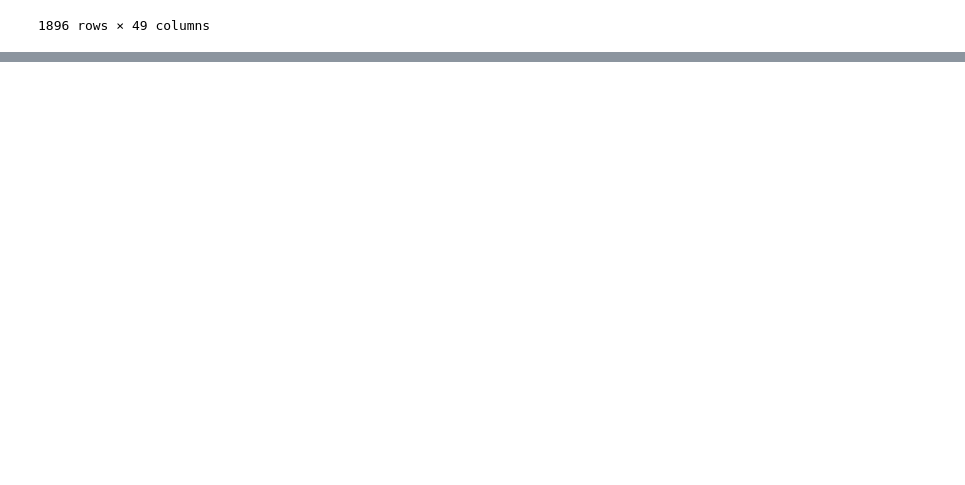
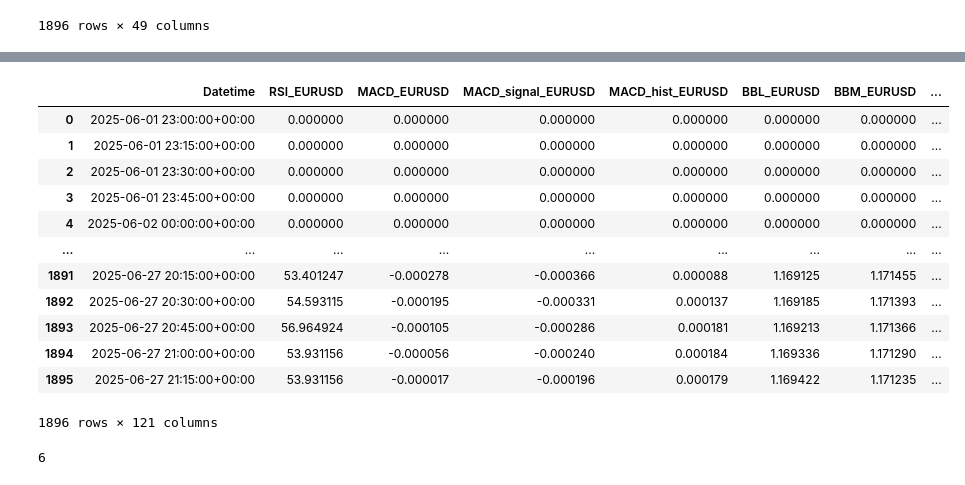
Before and after one commit to HaiderInfante/finance_project, a Jupyter notebook: src/features/20250716_features.ipynb, the cells around one changed output, grey strips where cells are left out. Saved outputs shown, nothing was run; the diff lists cells and outputs as text; code cells hidden in the pictures; blank space fills up the shorter version.

```diff
--- a/src/features/20250716_features.ipynb
+++ b/src/features/20250716_features.ipynb
@@ -30,3 +30,43 @@ df_features
 | 1894 | 2025-06-27 21:00:00+00:00 | 1.171921 | 1.171921 | 1.171921 | 1.171921 | 0.653253 | 0.653253 | 0.653253 | ... |
 | 1895 | 2025-06-27 21:15:00+00:00 | 1.171921 | 1.171921 | 1.171921 | 1.171921 | 0.653253 | 0.653253 | 0.653253 | ... |
 1896 rows × 49 columns
+# %%
+# Supongamos que tu DataFrame se llama df
+df_indicadores = pd.DataFrame()
+df_indicadores['Datetime'] = df_features['Datetime']
+
+# Lista de activos
+activos = ['EURUSD', 'AUDUSD', 'EURCHF', 'USDCAD', 'EURJPY', 'EURGBP',
+           'GBPJPY', 'NZDUSD', 'USDJPY', 'USDCHF', 'GBPUSD', 'GBPCHF']
+
+# Para cada activo generamos los indicadores
+for activo in activos:
+    close = df_features[f'Close_{activo}']
+    high = df_features[f'High_{activo}']
+    low = df_features[f'Low_{activo}']
+
+    # RSI (14)
+    df_indicadores[f'RSI_{activo}'] = ta.rsi(close, length=14)
+
+    # MACD
+    macd = ta.macd(close)
+    df_indicadores[f'MACD_{activo}'] = macd[f'MACD_12_26_9']
+    df_indicadores[f'MACD_signal_{activo}'] = macd[f'MACDs_12_26_9']
+    df_indicadores[f'MACD_hist_{activo}'] = macd[f'MACDh_12_26_9']
+
+    # Bandas de Bollinger
+    bbands = ta.bbands(close, length=20)
+    df_indicadores[f'BBL_{activo}'] = bbands[f'BBL_20_2.0']
+    df_indicadores[f'BBM_{activo}'] = bbands[f'BBM_20_2.0']
+    df_indicadores[f'BBU_{activo}'] = bbands[f'BBU_20_2.0']
+
+    # EMA (20)
+    df_indicadores[f'EMA_{activo}'] = ta.ema(close, length=20)
+
+    # ATR (14)
+    df_indicadores[f'ATR_{activo}'] = ta.atr(high=high, low=low, close=close, length=14)
+
+    # ROC (Rate of Change)
+    df_indicadores[f'ROC_{activo}'] = ta.roc(close, length=10)
+
+df_indicadores
@@ -32,0 +87,26 @@ df_features
+# %%
+df_indicadores.fillna(0, inplace=True)
+# %%
+df_indicadores
+# %% [output]
+|  | Datetime | RSI_EURUSD | MACD_EURUSD | MACD_signal_EURUSD | MACD_hist_EURUSD | BBL_EURUSD | BBM_EURUSD | ... |
+| 0 | 2025-06-01 23:00:00+00:00 | 0.000000 | 0.000000 | 0.000000 | 0.000000 | 0.000000 | 0.000000 | ... |
+| 1 | 2025-06-01 23:15:00+00:00 | 0.000000 | 0.000000 | 0.000000 | 0.000000 | 0.000000 | 0.000000 | ... |
+| 2 | 2025-06-01 23:30:00+00:00 | 0.000000 | 0.000000 | 0.000000 | 0.000000 | 0.000000 | 0.000000 | ... |
+| 3 | 2025-06-01 23:45:00+00:00 | 0.000000 | 0.000000 | 0.000000 | 0.000000 | 0.000000 | 0.000000 | ... |
+| 4 | 2025-06-02 00:00:00+00:00 | 0.000000 | 0.000000 | 0.000000 | 0.000000 | 0.000000 | 0.000000 | ... |
+| ... | ... | ... | ... | ... | ... | ... | ... | ... |
+| 1891 | 2025-06-27 20:15:00+00:00 | 53.401247 | -0.000278 | -0.000366 | 0.000088 | 1.169125 | 1.171455 | ... |
+| 1892 | 2025-06-27 20:30:00+00:00 | 54.593115 | -0.000195 | -0.000331 | 0.000137 | 1.169185 | 1.171393 | ... |
+| 1893 | 2025-06-27 20:45:00+00:00 | 56.964924 | -0.000105 | -0.000286 | 0.000181 | 1.169213 | 1.171366 | ... |
+| 1894 | 2025-06-27 21:00:00+00:00 | 53.931156 | -0.000056 | -0.000240 | 0.000184 | 1.169336 | 1.171290 | ... |
+| 1895 | 2025-06-27 21:15:00+00:00 | 53.931156 | -0.000017 | -0.000196 | 0.000179 | 1.169422 | 1.171235 | ... |
+1896 rows × 121 columns
+# %%
+# Especifica el nombre de la tabla que deseas crear o actualizar
+nombre_tabla = 'features_forex'
+
+# Enviar el DataFrame
+df_indicadores.to_sql(nombre_tabla, engine, if_exists='replace', index=False)
+# %% [output]
+6
```
Also changed, not shown: parts of 2 cells of this notebook, 1 other file.
